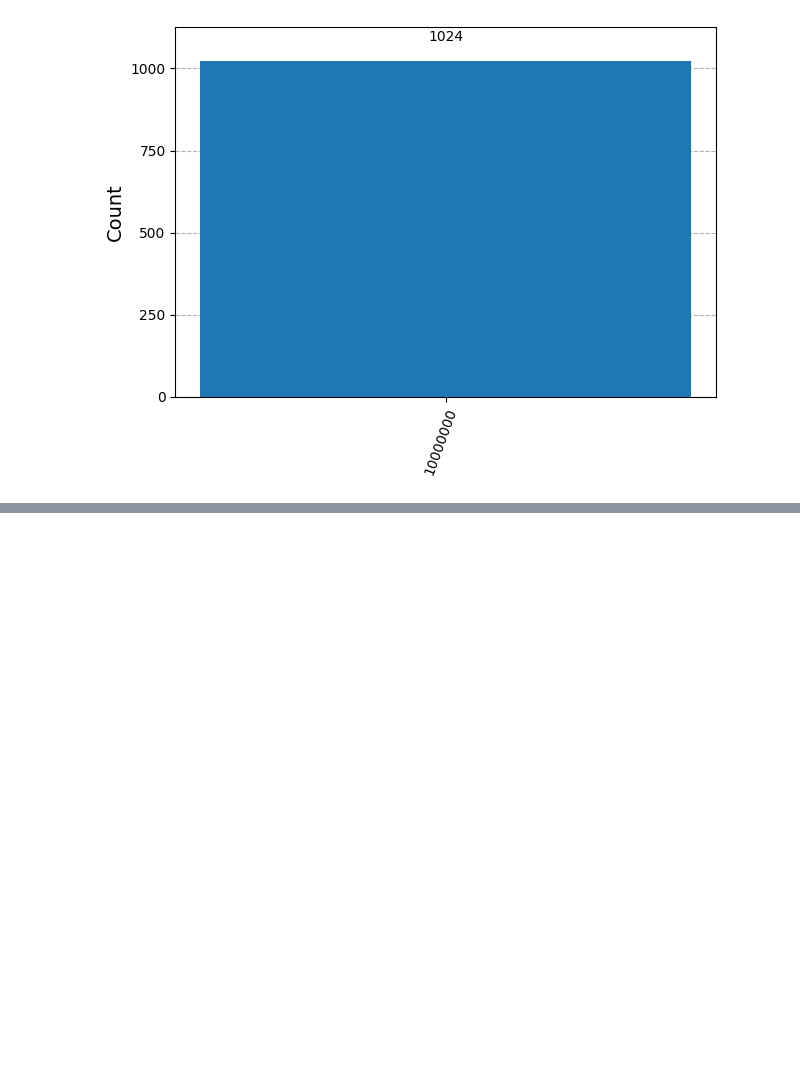
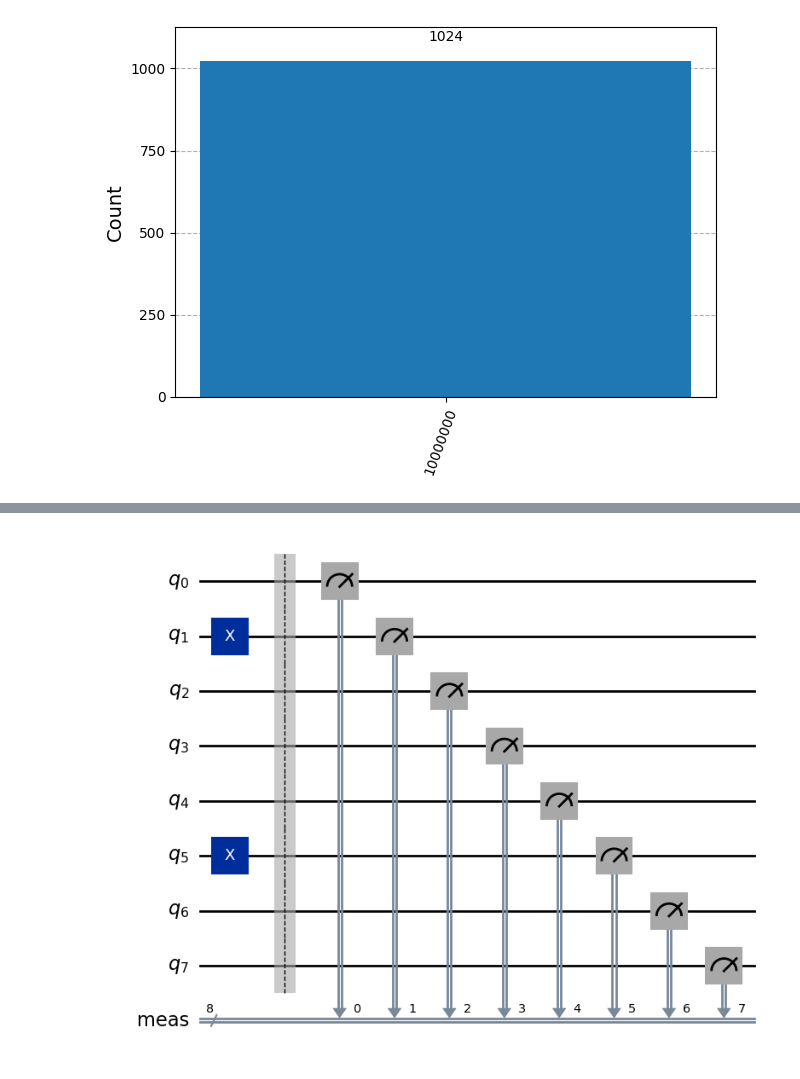
Before and after one commit to ram-polisetti/qiskit, a Jupyter notebook: Fundamentals.ipynb, the cells around one changed output, grey strips where cells are left out. Drawn from its saved outputs; the diff is of its cells as text; code cells hidden in the pictures; blank space fills up the shorter version.

```diff
--- a/Fundamentals.ipynb
+++ b/Fundamentals.ipynb
@@ -473,3 +473,7 @@ from qiskit.visualization import plot_histogram
 plot_histogram(counts)
 # %% [output]
 [figure]
+# %%
+qc_encode = QuantumCircuit(n)
+qc_encode.x(1)
+qc_encode.x(5)
@@ -475,0 +486,6 @@ plot_histogram(counts)
+# %%
+qc_encode.measure_all()
+# %%
+qc_encode.draw(output='mpl')
+# %% [output]
+[figure, added]
```
Also changed, not shown: parts of 2 cells of this notebook.
